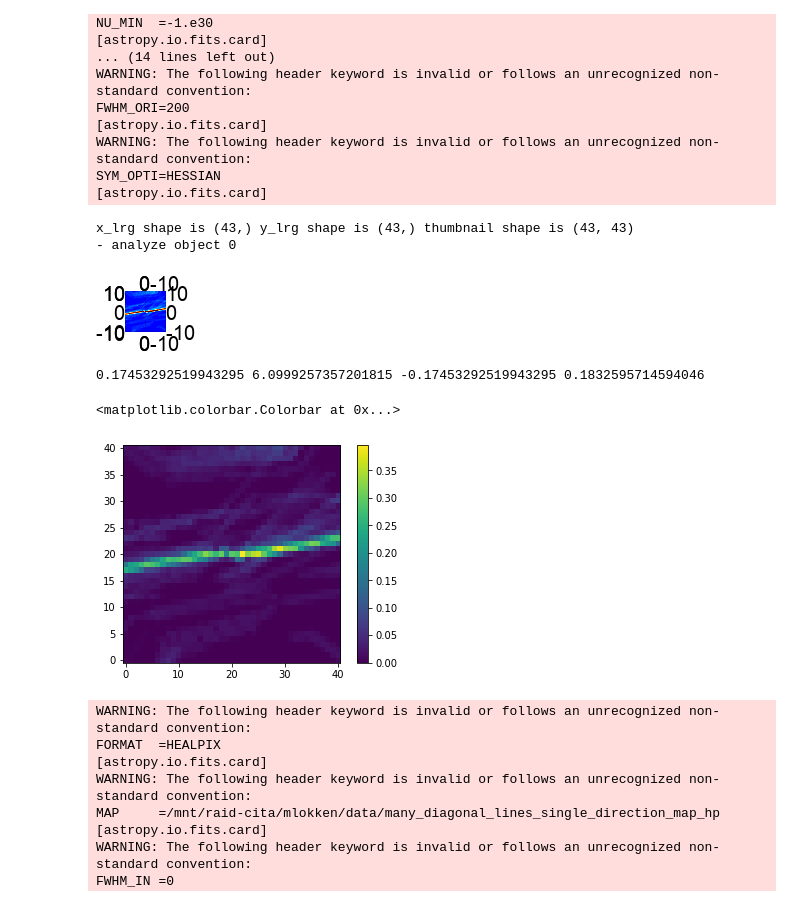
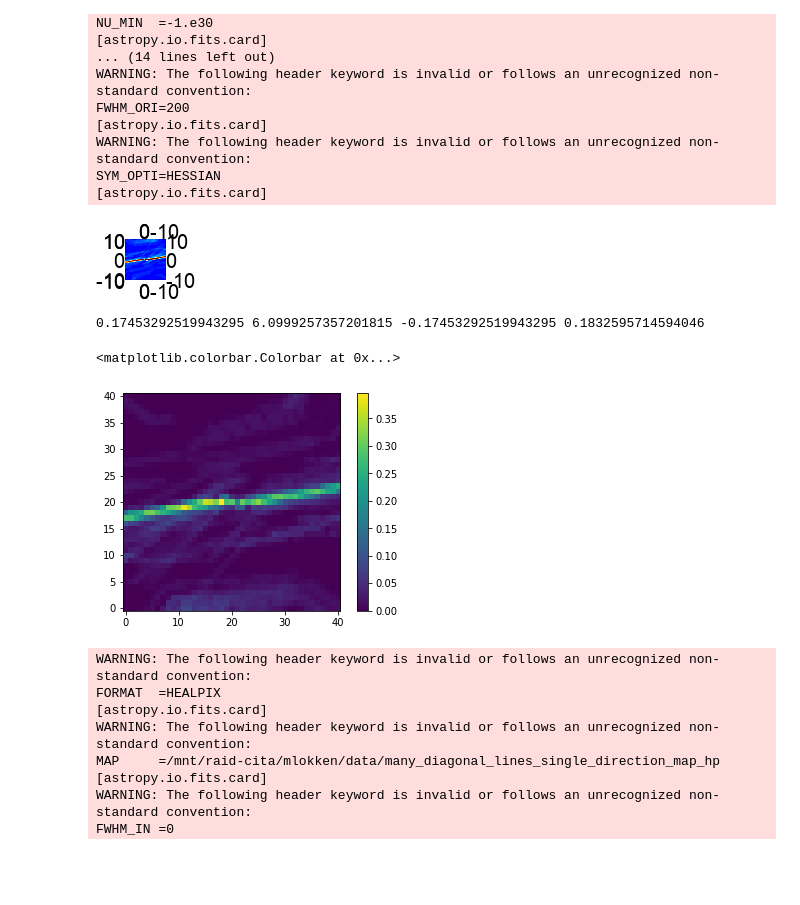
Before and after one commit to marlena6/oriented_superclustering, a Jupyter notebook: testing/asymmetric_stacking.ipynb, the cells around one changed output. Cells and saved outputs as stored; diff of their text form; code cells hidden in the pictures; blank space fills up the shorter version.

```diff
--- a/testing/asymmetric_stacking.ipynb
+++ b/testing/asymmetric_stacking.ipynb
@@ -210,16 +201,13 @@ SYM_OPTI=HESSIAN
 # %%
 # make a Chunk object
 Chunk = sf.Chunk(ra, dec, rot_angle, parityx, parityy)
-orient = 'symmetric'
+orient = 'sym'
 cutout_size_deg = 10
 cutout_resolution_deg = 0.5
 
 
 # Stack
 stack = sf.stackChunk(Chunk, diaglines, cutout_size_deg, cutout_resolution_deg, orient)
-# %% [output]
-x_lrg shape is (43,) y_lrg shape is (43,) thumbnail shape is (43, 43)
-- analyze object 0
 # %%
 eshow(stack, ticks=10)
 # get min, max ra, dec from stack
@@ -232,11 +220,11 @@ print(ra_min, ra_max, dec_min, dec_max)
 [figure]
 0.17453292519943295 6.0999257357201815 -0.17453292519943295 0.1832595714594046
 # %%
-plt.imshow(stack, origin='lower')
+plt.imshow(np.flipud(np.fliplr(stack)), origin='lower')
 plt.colorbar()
 # %% [output]
 <matplotlib.colorbar.Colorbar at 0x...>
-[figure, old version]
+[figure, new version]
 # %%
 hdr, img, npks = cpp.get_img("/home/mlokken/oriented_stacking/oriented_superclustering/testing/testing_data/coop_stack_manylines_single_sym.fits", "/home/mlokken/oriented_stacking/oriented_superclustering/testing/testing_data/many_diag_line_singledir_pks_with_orientation_sym.fits")
 plt.imshow(img, origin='lower')
```
Also changed, not shown: parts of 9 cells of this notebook, 2 other files.
